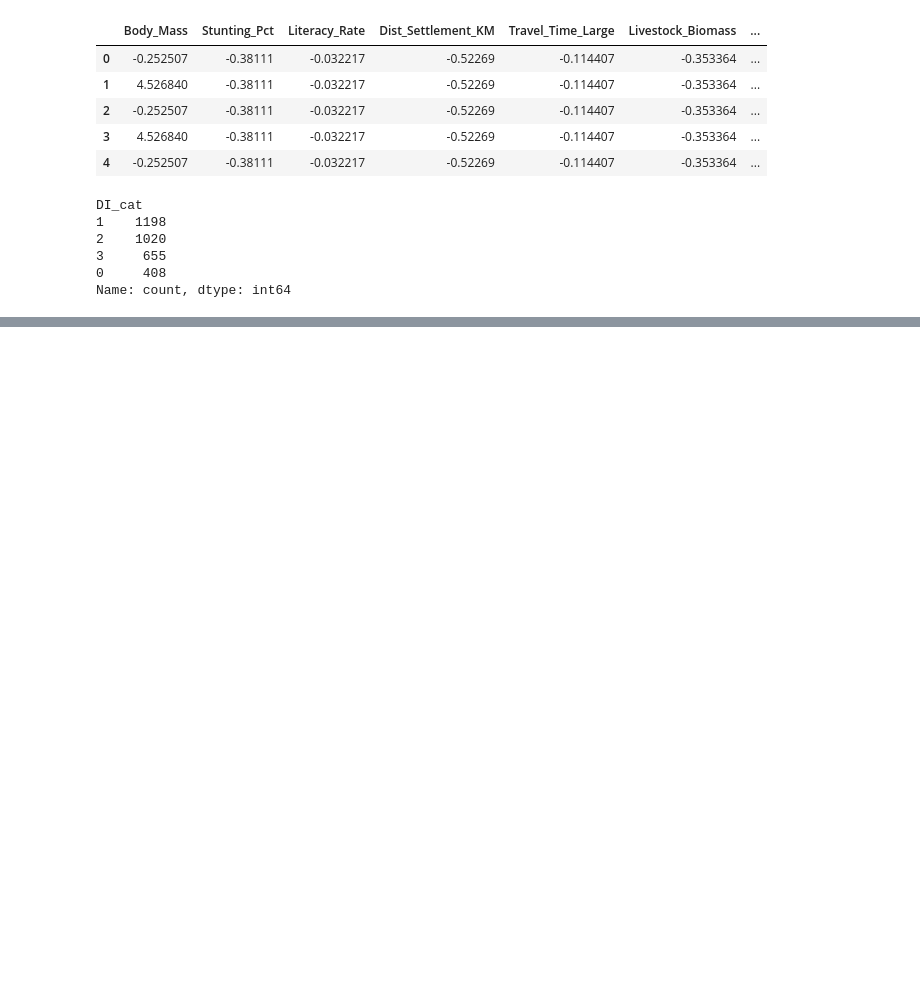
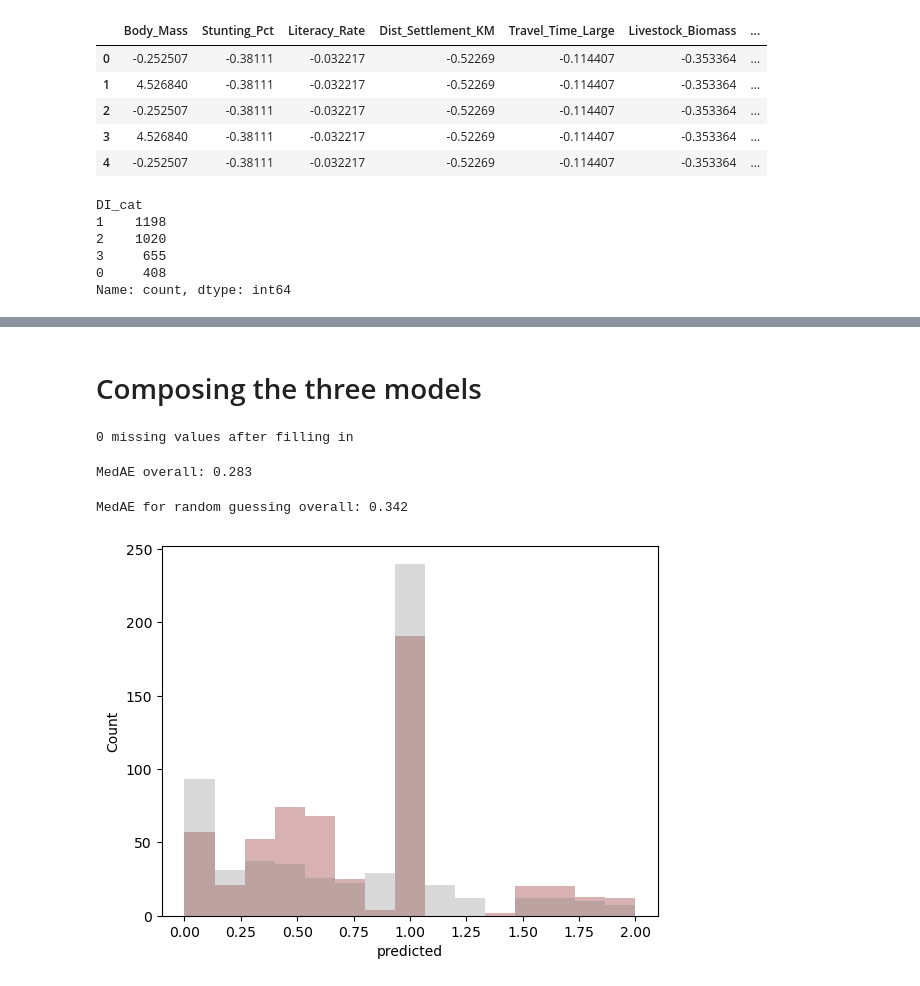
Before and after one commit to emiliolr/life-hunting, a Jupyter notebook: notebooks/revisiting_three_part_model.ipynb, the cells around one changed output, grey strips where cells are left out. Drawn from its saved outputs; the diff is of its cells as text; code cells hidden in the pictures; blank space fills up the shorter version.

```diff
--- a/notebooks/revisiting_three_part_model.ipynb
+++ b/notebooks/revisiting_three_part_model.ipynb
@@ -196,0 +315,3 @@ Random guessing achieves BA of 49.94% over 1000 runs for class "increase"
+# %%
+# Training the decrease model
+model_dec.fit(X_train_dec, y_train_dec, **model_dec_settings)
@@ -196,0 +373,3 @@ Random guessing achieves BA of 49.94% over 1000 runs for class "increase"
+# %%
+# Training the increase model
+model_inc.fit(X_train_inc, y_train_inc, **model_inc_settings)
@@ -196,0 +414,57 @@ Random guessing achieves BA of 49.94% over 1000 runs for class "increase"
+# %% [markdown]
+# Composing the three models
+# %%
+# Generating the overall three-part model prediction
+missing_val = 1e5
+overall_predictions = np.repeat(missing_val, pp_data_test.shape[0])
+
+#  first, predict with the classifier
+pred_class = model.predict(X_test)
+overall_predictions[pred_class == cat_encoding['extirpated']] = 0
+overall_predictions[pred_class == cat_encoding['no change']] = 1
+
+#  then, fill in for decreases
+pred_dec = model_dec.predict(X_test)
+overall_predictions[pred_class == cat_encoding['decrease']] = pred_dec[pred_class == cat_encoding['decrease']]
+
+#  finally, fill in for increases
+pred_inc = model_inc.predict(X_test)
+overall_predictions[pred_class == cat_encoding['increase']] = pred_inc[pred_class == cat_encoding['increase']]
+# %%
+# Checking if there are any values missing a prediction...
+num_missing = (overall_predictions == missing_val).sum()
+print(f'{num_missing} missing values after filling in')
+# %% [output]
+0 missing values after filling in
+# %%
+# Evaluating the composite predictions
+rr_test = pp_data_test['Response_Ratio']
+
+med_ae = median_absolute_error(rr_test, overall_predictions)
+print(f'MedAE overall: {round(med_ae, 3)}')
+# %% [output]
+MedAE overall: 0.283
+# %%
+# Again, random (median) guessing baseline
+rr_train = pp_data_train['Response_Ratio']
+y_guess_overall = np.repeat(np.median(rr_train), len(rr_test))
+
+med_ae = median_absolute_error(rr_test, y_guess_overall)
+print(f'MedAE for random guessing overall: {round(med_ae, 3)}')
+# %% [output]
+MedAE for random guessing overall: 0.342
+# %%
+# Looking at the distributional properties
+max_val = 2
+
+d = pd.DataFrame({'actual' : rr_test, 'predicted' : overall_predictions})
+d = d[(d['actual'] <= max_val) & (d['actual'] >= 0)]
+
+sns.histplot(data = d, x = 'predicted', stat = 'count', kde = False, legend = False, bins = 15,
+             color = 'maroon', zorder = 100, alpha = 0.3, ec = None, binrange = (0, max_val))
+sns.histplot(data = d, x = 'actual', stat = 'count', kde = False, legend = False, bins = 15,
+             color = 'grey', zorder = 100, alpha = 0.3, ec = None, binrange = (0, max_val))
+
+plt.show()
+# %% [output]
+[figure, added]
```
Also changed, not shown: parts of 30 cells of this notebook, 1 other file.
